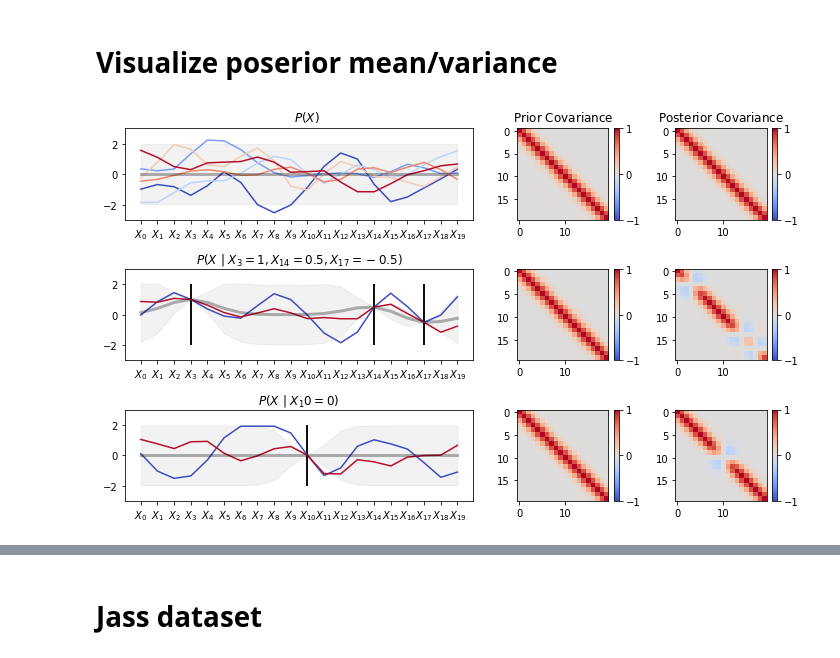
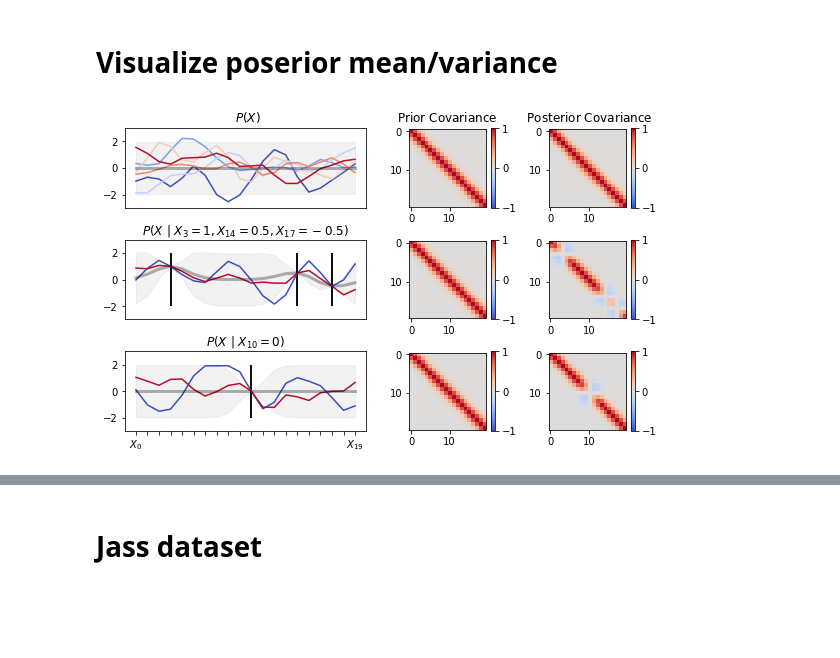
Before and after one commit to vogi23/VM2-Code, a Jupyter notebook: project/00_General_Visualisation_Report.ipynb, the cells around one changed output, grey strips where cells are left out. Saved outputs shown, nothing was run; the diff lists cells and outputs as text; code cells hidden in the pictures; blank space fills up the shorter version.

```diff
--- a/project/00_General_Visualisation_Report.ipynb
+++ b/project/00_General_Visualisation_Report.ipynb
@@ -260,32 +260,37 @@ plt.tight_layout(rect=[0, 0, 1, 0.97])
 # %%
 from sklearn.gaussian_process.kernels import RBF
 
 np.random.seed(1)
 D = 20
 n_samples=2
 mean = np.zeros(D)
 
-fig, ax = plt.subplots(3,3, figsize=(10,6), gridspec_kw={'width_ratios': [3,1,1]})
-fig.suptitle('$P(X)$'+' '*51+'Prior Covariance'+' '*12+'Posterior Covariance', x=.62)
+fig, ax = plt.subplots(3,3, figsize=(8,5), gridspec_kw={'width_ratios': [2.5,1,1]})
+fig.suptitle('$P(X)$'+' '*36+'Prior Covariance'+' '*8+'Posterior Covariance', x=.61)
 
 kernel = RBF(length_scale=1.5)
 cov = kernel(np.arange(D).reshape(-1,1))
 pm, pcov = plot_samples(fig, ax[0], mean, cov, n_samples=6, conf=1.96)
 im = ax[0][2].imshow(pcov, cmap=cm.coolwarm, vmin=-1, vmax=1)
 fig.colorbar(im, ax = ax[0][2],ticks=[-1,0,1])
+ax[0][0].set_xticks([])
 
 kernel = RBF(length_scale=1.5)
 cov = kernel(np.arange(D).reshape(-1,1))
 pm, pcov = plot_samples(fig, ax[1], mean, cov, condOn=[3, 14,17], cond=[1, 0.5,-0.5], n_samples=n_samples, conf=1.96)
 im = ax[1][2].imshow(pcov, cmap=cm.coolwarm, vmin=-1, vmax=1)
 fig.colorbar(im, ax = ax[1][2],ticks=[-1,0,1])
+ax[1][0].set_xticks([])
 ax[1][0].set_title('$P(X~|~X_3=1, X_{14}=0.5, X_{17}=-0.5)$')
+
+
 np.random.seed(2)
 pm, pcov = plot_samples(fig, ax[2], mean, cov, condOn=[10], cond=[0], n_samples=n_samples, conf=1.96)
 im = ax[2][2].imshow(pcov, cmap=cm.coolwarm, vmin=-1, vmax=1)
 fig.colorbar(im, ax = ax[2][2],ticks=[-1,0,1])
-ax[2][0].set_title('$P(X~|~X_10=0)$')
+ax[2][0].set_xticklabels(['$X_0$']+[None]*(D-2)+['$X_{19}$'])
+ax[2][0].set_title('$P(X~|~X_{10}=0)$')
 
 plt.tight_layout(rect=[0, 0, 1, 0.97])
 # %% [output]
-[figure, old version]
+[figure, new version]
```
Also changed, not shown: parts of 5 cells of this notebook.
